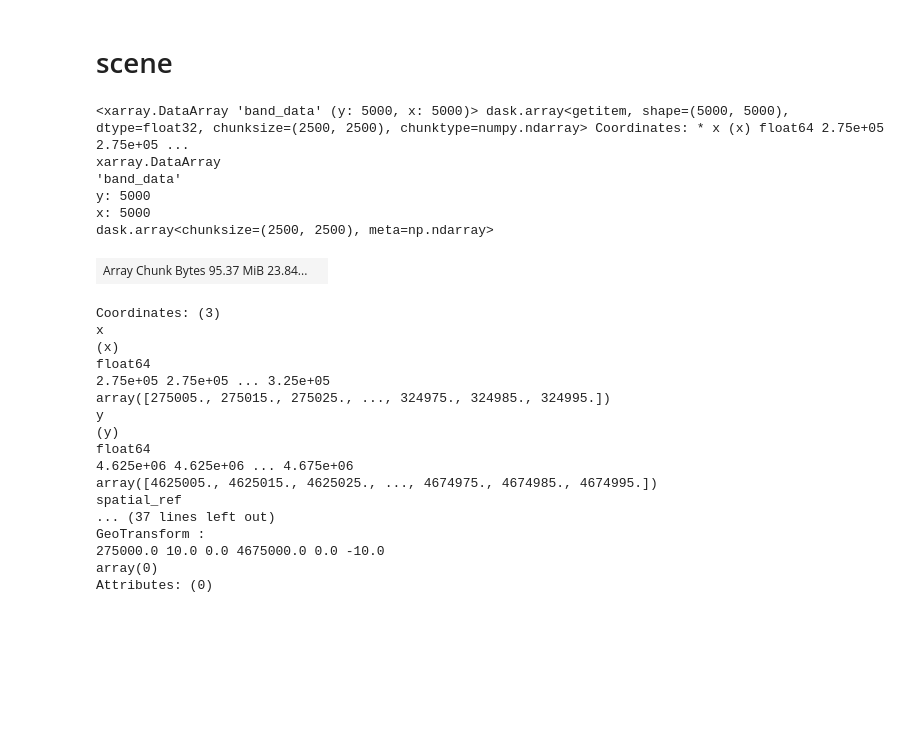
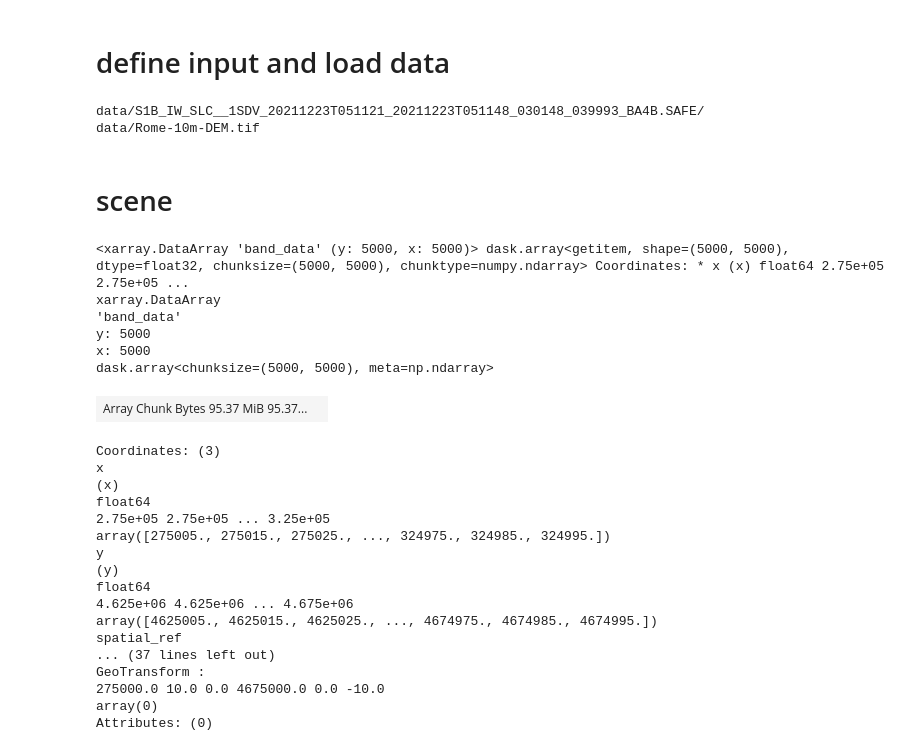
Before and after one commit to bopen/sarsen, a Jupyter notebook: notebooks/S1-SLC-IW-backward-geocode.ipynb, the cells around one changed output. Cells and saved outputs as stored; diff of their text form; code cells hidden in the pictures; blank space fills up the shorter version.

```diff
--- a/notebooks/S1-SLC-IW-backward-geocode.ipynb
+++ b/notebooks/S1-SLC-IW-backward-geocode.ipynb
@@ -24,18 +23,51 @@ from sarsen import apps, geocoding, orbit, scene
+# %% [markdown]
+# define input and load data
+# %%
+product_urlpath = (
+    "data/S1B_IW_SLC__1SDV_20211223T051121_20211223T051148_030148_039993_BA4B.SAFE/"
+)
+measurement_group = "IW3/VV"
+dem_urlpath = "data/Rome-10m-DEM.tif"
+orbit_group = None
+calibration_group = None
+output_urlpath = "Rome-10m-GTC-SLC.tif"
+correct_radiometry = False
+interp_method = "nearest"
+multilook = None
+grouping_area_factor = (1.0, 1.0)
+open_dem_raster_kwargs = {"chunks": {}}
+kwargs = {"chunks": {"pixel": 2048}}
+# %%
+!ls -d {product_urlpath}
+!ls -d {dem_urlpath}
+# %% [output]
+data/S1B_IW_SLC__1SDV_20211223T051121_20211223T051148_030148_039993_BA4B.SAFE/
+data/Rome-10m-DEM.tif
+# %%
+orbit_group = orbit_group or f"{measurement_group}/orbit"
+calibration_group = calibration_group or f"{measurement_group}/calibration"
+
+measurement_ds = xr.open_dataset(product_urlpath, engine="sentinel-1", group=measurement_group, **kwargs)  # type: ignore
+measurement = measurement_ds.measurement
+
+dem_raster = scene.open_dem_raster(dem_urlpath, **open_dem_raster_kwargs)
+
+orbit_ecef = xr.open_dataset(product_urlpath, engine="sentinel-1", group=orbit_group, **kwargs)  # type: ignore
+position_ecef = orbit_ecef.position
+calibration = xr.open_dataset(product_urlpath, engine="sentinel-1", group=calibration_group, **kwargs)  # type: ignore
+beta_nought_lut = calibration.betaNought
 # %% [markdown]
 # scene
 # %%
-dem_urlpath = "data/Rome-10m-DEM.tif"
-
-dem_raster = scene.open_dem_raster(dem_urlpath, chunks=2500)
 dem_raster
 # %% [output]
-<xarray.DataArray 'band_data' (y: 5000, x: 5000)> dask.array<getitem, shape=(5000, 5000), dtype=float32, chunksize=(2500, 2500), chunktype=numpy.ndarray> Coordinates: * x (x) float64 2.75e+05 2.75e+05 ...
+<xarray.DataArray 'band_data' (y: 5000, x: 5000)> dask.array<getitem, shape=(5000, 5000), dtype=float32, chunksize=(5000, 5000), chunktype=numpy.ndarray> Coordinates: * x (x) float64 2.75e+05 2.75e+05 ...
 xarray.DataArray
 'band_data'
 y: 5000
 x: 5000
-dask.array<chunksize=(2500, 2500), meta=np.ndarray>
+dask.array<chunksize=(5000, 5000), meta=np.ndarray>
-| Array Chunk Bytes 95.37 MiB 23.84... |  |
+| Array Chunk Bytes 95.37 MiB 95.37... |  |
 Coordinates: (3)
 x
 (x)
```
Also changed, not shown: parts of 15 cells of this notebook, 3 other files.
